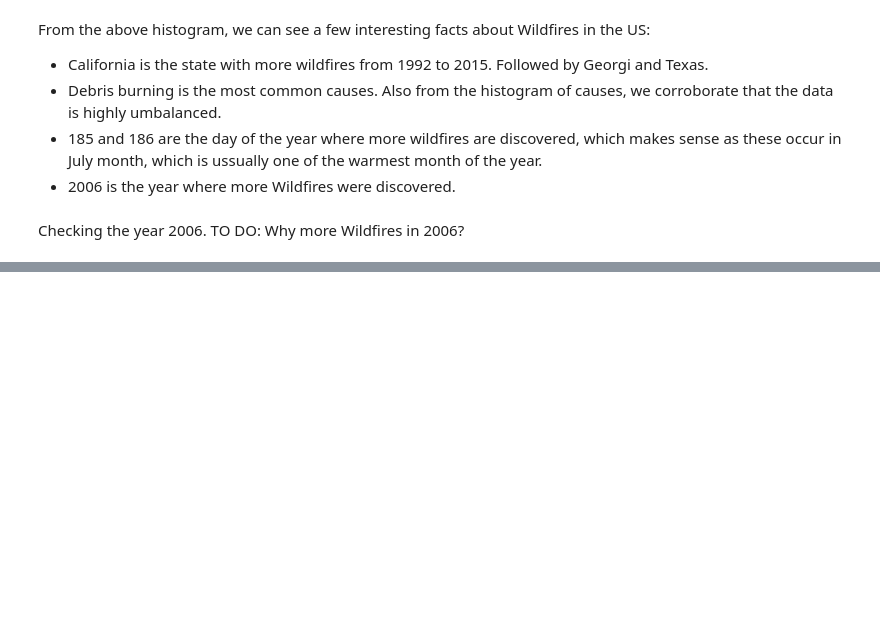
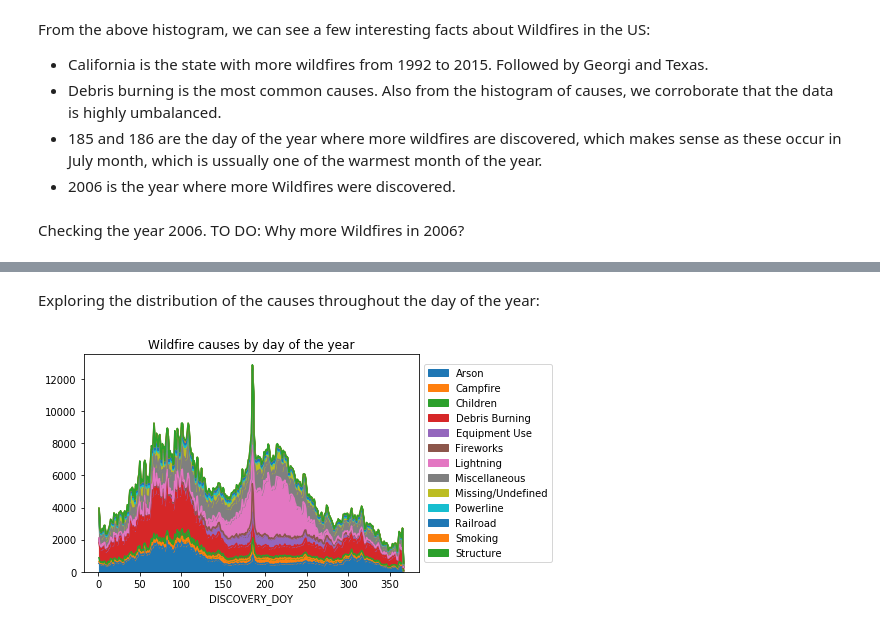
Before and after one commit to mariolys07/WildfireCauses, a Jupyter notebook: src/Data_Exploration.ipynb, the cells around one changed output, grey strips where cells are left out. Saved outputs shown, nothing was run; the diff lists cells and outputs as text; code cells hidden in the pictures; blank space fills up the shorter version.

```diff
--- a/src/Data_Exploration.ipynb
+++ b/src/Data_Exploration.ipynb
@@ -97,0 +114,9 @@ From the graphs above, we can see that wildfire caused by 'Debris burning' happe
+# %% [markdown]
+Exploring the distribution of the causes throughout the day of the year:
+# %%
+df[['STAT_CAUSE_DESCR', 'DISCOVERY_DOY']].groupby(['STAT_CAUSE_DESCR', 'DISCOVERY_DOY']).size().unstack('STAT_CAUSE_DESCR').plot.area(stacked=True);
+plt.title("Wildfire causes by day of the year")
+plt.legend(loc='center left', bbox_to_anchor=(1.0, 0.5))
+plt.show()
+# %% [output]
+[figure, added]
```
Also changed, not shown: parts of 18 cells of this notebook, 8 other files.
